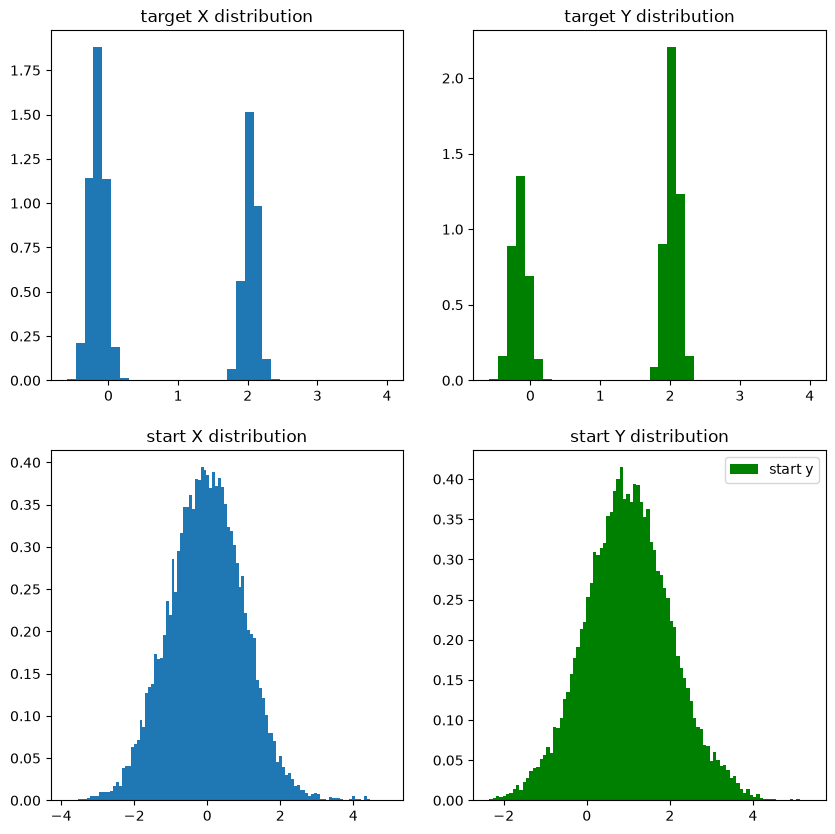
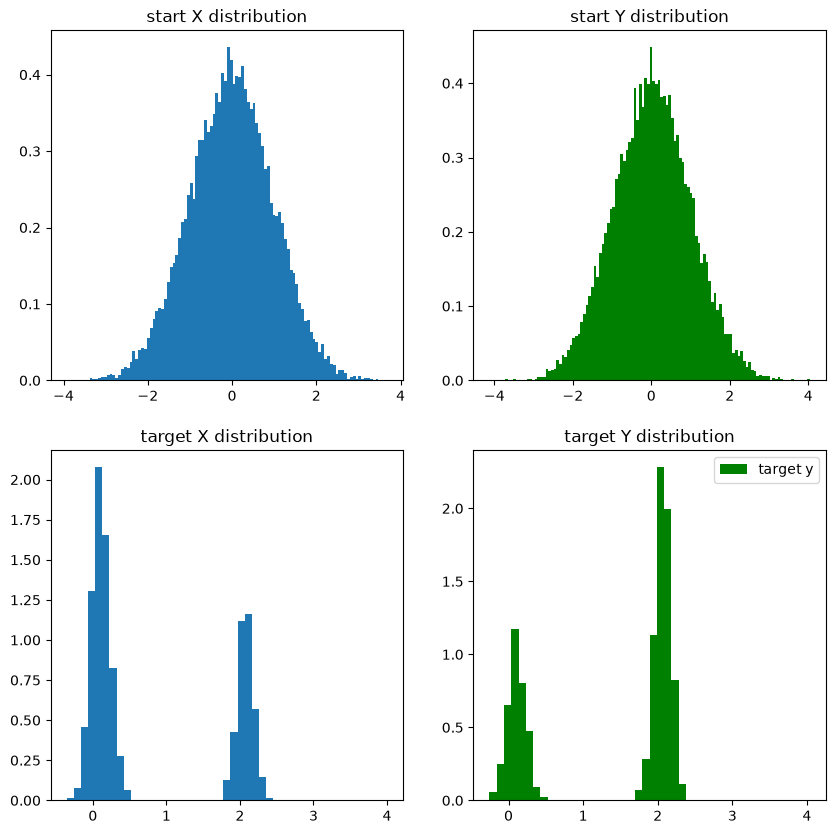
The change to this notebook cell's code, shown as a diff; its figure went from the first image to the second:
--- before
+++ after
@@ -1,15 +1,15 @@
 fig, ax = plt.subplots(2, 2, figsize = (10,10))
 
-ax[0, 0].hist(sample_target_x_list, density = True, bins = 'auto', label = 'target x')
-ax[0, 0].set_title("target X distribution")
+ax[0, 0].hist(sample_start_x_list, density = True, bins = 'auto', label = 'start x')
+ax[0, 0].set_title("start X distribution")
 
-ax[0, 1].hist(sample_target_y_list, density = True, bins = 'auto', color = 'green', label = 'target y')
-ax[0, 1].set_title("target Y distribution")
+ax[0, 1].hist(sample_start_y_list, density = True, bins = 'auto', color = 'green', label = 'start y')
+ax[0, 1].set_title("start Y distribution")
 
-ax[1, 0].hist(sample_start_x_list, density = True, bins = 'auto', label = 'start x')
-ax[1, 0].set_title("start X distribution")
+ax[1, 0].hist(sample_target_x_list, density = True, bins = 'auto', label = 'target x')
+ax[1, 0].set_title("target X distribution")
 
-ax[1, 1].hist(sample_start_y_list, density = True, bins = 'auto', color = 'green', label = 'start y')
-ax[1, 1].set_title("start Y distribution")
+ax[1, 1].hist(sample_target_y_list, density = True, bins = 'auto', color = 'green', label = 'target y')
+ax[1, 1].set_title("target Y distribution")
 
 plt.legend()

Commit: modify tempering algo abit and rerun